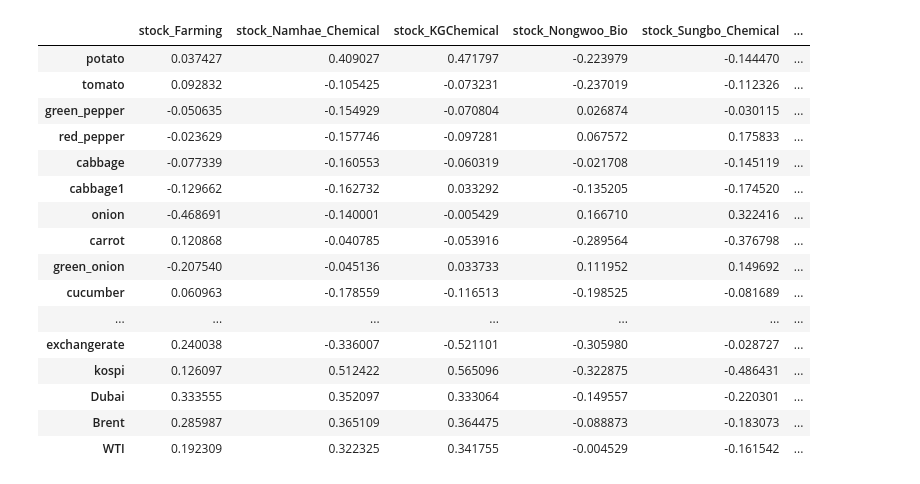
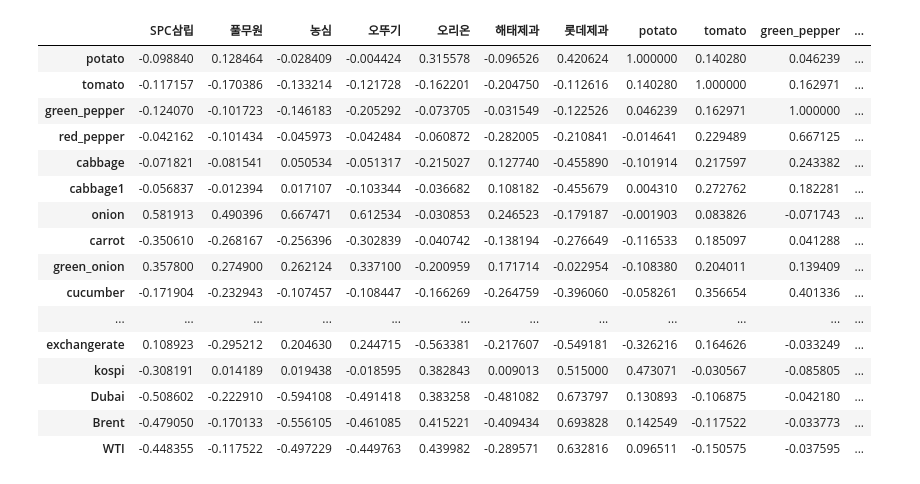
Before and after one commit to sunnight9507/BitAcademy, a Jupyter notebook: Project/All_data_processing.ipynb, the cells around one changed output. Drawn from its saved outputs; the diff is of its cells as text; code cells hidden in the pictures.

```diff
--- a/Project/All_data_processing.ipynb
+++ b/Project/All_data_processing.ipynb
@@ -438,43 +438,58 @@ if __name__ == "__main__":
 #     Market_interest_rates = processing_Market_interest_rates(pd.read_csv('시장금리(일).csv', encoding = 'cp949', error_bad_lines=False))
 
     print('=========아시아종묘 주식 전처리============')
-    Stock_Asia = processing_stock_data('아시아종묘', 'stock_Asia')
+    Stock_Asia = processing_stock_data('아시아종묘')
 
     print('==============조비 주식 전처리==============')
-    stock_Jobi = processing_stock_data('조비', 'stock_Jobi')
+    stock_Jobi = processing_stock_data('조비')
 
     print('==========효성오앤비 주식 전처리==========')
-    stock_Hyosung = processing_stock_data('효성오앤비', 'stock_Hyosung')
+    stock_Hyosung = processing_stock_data('효성오앤비')
 
     print('==========경농 주식 전처리==========')
-    stock_Farming = processing_stock_data('경농', 'stock_Farming')
+    stock_Farming = processing_stock_data('경농')
 
     print('==========남해화학 주식 전처리==========')
-    stock_Namhae_Chemical = processing_stock_data('남해화학', 'stock_Namhae_Chemical')
+    stock_Namhae_Chemical = processing_stock_data('남해화학')
 
     print('==========KG케미칼 주식 전처리==========')
-    stock_KGChemical = processing_stock_data('KG케미칼', 'stock_KGChemical')
+    stock_KGChemical = processing_stock_data('KG케미칼')
 
     print('==========농우바이오 주식 전처리==========')
-    stock_Nongwoo_Bio = processing_stock_data('농우바이오', 'stock_Nongwoo_Bio')
+    stock_Nongwoo_Bio = processing_stock_data('농우바이오')
 
     print('==========성보화학 주식 전처리==========')
-    stock_Sungbo_Chemical = processing_stock_data('성보화학', 'stock_Sungbo_Chemical')
+    stock_Sungbo_Chemical = processing_stock_data('성보화학')
 
     print('==========아세아텍 주식 전처리==========')
-    stock_Asia_Tech = processing_stock_data('아세아텍', 'stock_Asia_Tech')
+    stock_Asia_Tech = processing_stock_data('아세아텍')
 
     print('==========동방아그로 주식 전처리==========')
-    stock_Eastern_Agro = processing_stock_data('동방아그로', 'stock_Eastern_Agro')
+    stock_Eastern_Agro = processing_stock_data('동방아그로')
 
     print('==========KPX생명과학 주식 전처리==========')
-    stock_KPX = processing_stock_data('KPX생명과학', 'stock_KPX')
+    stock_KPX = processing_stock_data('KPX생명과학')
 
     print('==========SPC삼립 주식 전처리==========')
-    stock_SPC = processing_stock_data('SPC삼립', 'stock_SPC')
+    stock_SPC = processing_stock_data('SPC삼립')
 
     print('==========풀무원 주식 전처리==========')
-    stock_Pulmuone = processing_stock_data('풀무원', 'stock_Pulmuone')
+    stock_Pulmuone = processing_stock_data('풀무원')
+
+    print('==========농심 주식 전처리==========')
+    stock_Nongshim = processing_stock_data('농심')
+
+    print('==========오뚜기 주식 전처리==========')
+    stock_Ottogi = processing_stock_data('오뚜기')
+
+    print('==========오리온 주식 전처리==========')
+    stock_Orion = processing_stock_data('오리온')
+
+    print('==========롯데제과 주식 전처리==========')
+    stock_Lotte = processing_stock_data('롯데제과')
+
+    print('==========해태제과 주식 전처리==========')
+    stock_Haitai = processing_stock_data('해태제과')
 
     print('================전처리 끝===============')
 # %% [output]
@@ -496,25 +511,25 @@ date
 
 ================전처리 끝===============
 # %%
-result_data = pd.concat([Stock_Asia, stock_Jobi, stock_Hyosung, stock_Farming, stock_Namhae_Chemical, stock_KGChemical, stock_Nongwoo_Bio, stock_Sungbo_Chemical, stock_Asia_Tech, stock_Eastern_Agro, stock_KPX, stock_SPC, stock_Pulmuone, potato_price, tomato_price, green_pepper_price, red_pepper_price, cabbage_price, cabbage1_price, onion_price, carrot_price, green_onion_price, cucumber_price, egg_price, milk_price, sugar_price, Exchange_Rate, KOSPI, oil_price], axis = 1)
+result_data = pd.concat([Stock_Asia, stock_Jobi, stock_Hyosung, stock_Farming, stock_Namhae_Chemical, stock_KGChemical, stock_Nongwoo_Bio, stock_Sungbo_Chemical, stock_Asia_Tech, stock_Eastern_Agro, stock_KPX, stock_SPC, stock_Pulmuone, stock_Nongshim, stock_Ottogi, stock_Orion, stock_Haitai, stock_Lotte,  potato_price, tomato_price, green_pepper_price, red_pepper_price, cabbage_price, cabbage1_price, onion_price, carrot_price, green_onion_price, cucumber_price, egg_price, milk_price, sugar_price, Exchange_Rate, KOSPI, oil_price], axis = 1)
 result_data.to_csv('result.csv', encoding = 'cp949')
 # %%
-result_data.corr().loc['potato':, 'stock_Farming':].style.background_gradient(cmap='summer_r')
+result_data.corr().loc['potato':, 'SPC삼립':].style.background_gradient(cmap='summer_r')
 # %% [output]
-|  | stock_Farming | stock_Namhae_Chemical | stock_KGChemical | stock_Nongwoo_Bio | stock_Sungbo_Chemical | ... |
-| potato | 0.037427 | 0.409027 | 0.471797 | -0.223979 | -0.144470 | ... |
-| tomato | 0.092832 | -0.105425 | -0.073231 | -0.237019 | -0.112326 | ... |
-| green_pepper | -0.050635 | -0.154929 | -0.070804 | 0.026874 | -0.030115 | ... |
-| red_pepper | -0.023629 | -0.157746 | -0.097281 | 0.067572 | 0.175833 | ... |
-| cabbage | -0.077339 | -0.160553 | -0.060319 | -0.021708 | -0.145119 | ... |
-| cabbage1 | -0.129662 | -0.162732 | 0.033292 | -0.135205 | -0.174520 | ... |
-| onion | -0.468691 | -0.140001 | -0.005429 | 0.166710 | 0.322416 | ... |
-| carrot | 0.120868 | -0.040785 | -0.053916 | -0.289564 | -0.376798 | ... |
-| green_onion | -0.207540 | -0.045136 | 0.033733 | 0.111952 | 0.149692 | ... |
-| cucumber | 0.060963 | -0.178559 | -0.116513 | -0.198525 | -0.081689 | ... |
-| ... | ... | ... | ... | ... | ... | ... |
-| exchangerate | 0.240038 | -0.336007 | -0.521101 | -0.305980 | -0.028727 | ... |
-| kospi | 0.126097 | 0.512422 | 0.565096 | -0.322875 | -0.486431 | ... |
-| Dubai | 0.333555 | 0.352097 | 0.333064 | -0.149557 | -0.220301 | ... |
-| Brent | 0.285987 | 0.365109 | 0.364475 | -0.088873 | -0.183073 | ... |
-| WTI | 0.192309 | 0.322325 | 0.341755 | -0.004529 | -0.161542 | ... |
+|  | SPC삼립 | 풀무원 | 농심 | 오뚜기 | 오리온 | 해태제과 | 롯데제과 | potato | tomato | green_pepper | ... |
+| potato | -0.098840 | 0.128464 | -0.028409 | -0.004424 | 0.315578 | -0.096526 | 0.420624 | 1.000000 | 0.140280 | 0.046239 | ... |
+| tomato | -0.117157 | -0.170386 | -0.133214 | -0.121728 | -0.162201 | -0.204750 | -0.112616 | 0.140280 | 1.000000 | 0.162971 | ... |
+| green_pepper | -0.124070 | -0.101723 | -0.146183 | -0.205292 | -0.073705 | -0.031549 | -0.122526 | 0.046239 | 0.162971 | 1.000000 | ... |
+| red_pepper | -0.042162 | -0.101434 | -0.045973 | -0.042484 | -0.060872 | -0.282005 | -0.210841 | -0.014641 | 0.229489 | 0.667125 | ... |
+| cabbage | -0.071821 | -0.081541 | 0.050534 | -0.051317 | -0.215027 | 0.127740 | -0.455890 | -0.101914 | 0.217597 | 0.243382 | ... |
+| cabbage1 | -0.056837 | -0.012394 | 0.017107 | -0.103344 | -0.036682 | 0.108182 | -0.455679 | 0.004310 | 0.272762 | 0.182281 | ... |
+| onion | 0.581913 | 0.490396 | 0.667471 | 0.612534 | -0.030853 | 0.246523 | -0.179187 | -0.001903 | 0.083826 | -0.071743 | ... |
+| carrot | -0.350610 | -0.268167 | -0.256396 | -0.302839 | -0.040742 | -0.138194 | -0.276649 | -0.116533 | 0.185097 | 0.041288 | ... |
+| green_onion | 0.357800 | 0.274900 | 0.262124 | 0.337100 | -0.200959 | 0.171714 | -0.022954 | -0.108380 | 0.204011 | 0.139409 | ... |
+| cucumber | -0.171904 | -0.232943 | -0.107457 | -0.108447 | -0.166269 | -0.264759 | -0.396060 | -0.058261 | 0.356654 | 0.401336 | ... |
+| ... | ... | ... | ... | ... | ... | ... | ... | ... | ... | ... | ... |
+| exchangerate | 0.108923 | -0.295212 | 0.204630 | 0.244715 | -0.563381 | -0.217607 | -0.549181 | -0.326216 | 0.164626 | -0.033249 | ... |
+| kospi | -0.308191 | 0.014189 | 0.019438 | -0.018595 | 0.382843 | 0.009013 | 0.515000 | 0.473071 | -0.030567 | -0.085805 | ... |
+| Dubai | -0.508602 | -0.222910 | -0.594108 | -0.491418 | 0.383258 | -0.481082 | 0.673797 | 0.130893 | -0.106875 | -0.042180 | ... |
+| Brent | -0.479050 | -0.170133 | -0.556105 | -0.461085 | 0.415221 | -0.409434 | 0.693828 | 0.142549 | -0.117522 | -0.033773 | ... |
+| WTI | -0.448355 | -0.117522 | -0.497229 | -0.449763 | 0.439982 | -0.289571 | 0.632816 | 0.096511 | -0.150575 | -0.037595 | ... |
```
Also changed, not shown: parts of 3 cells of this notebook, 2 other files.
